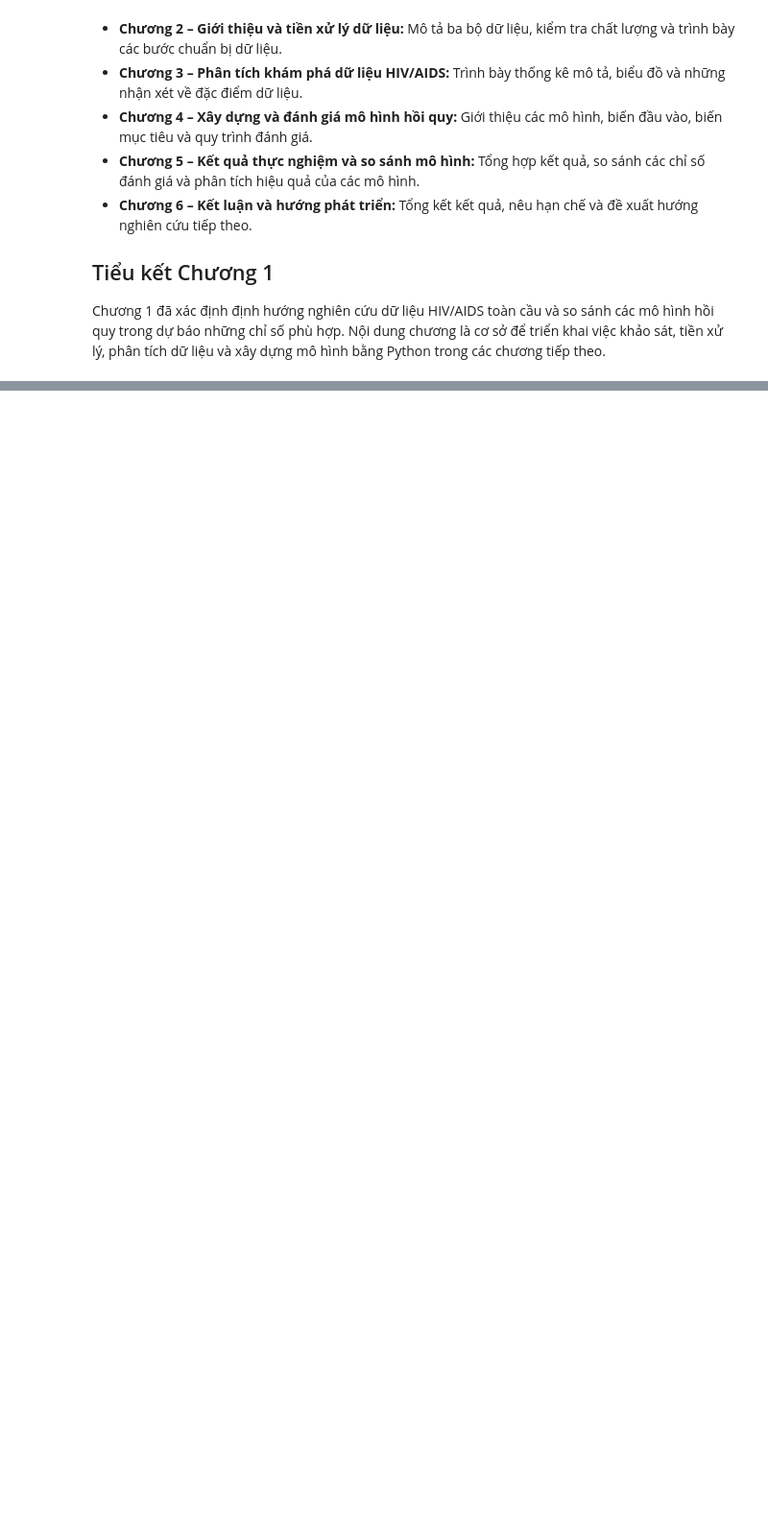
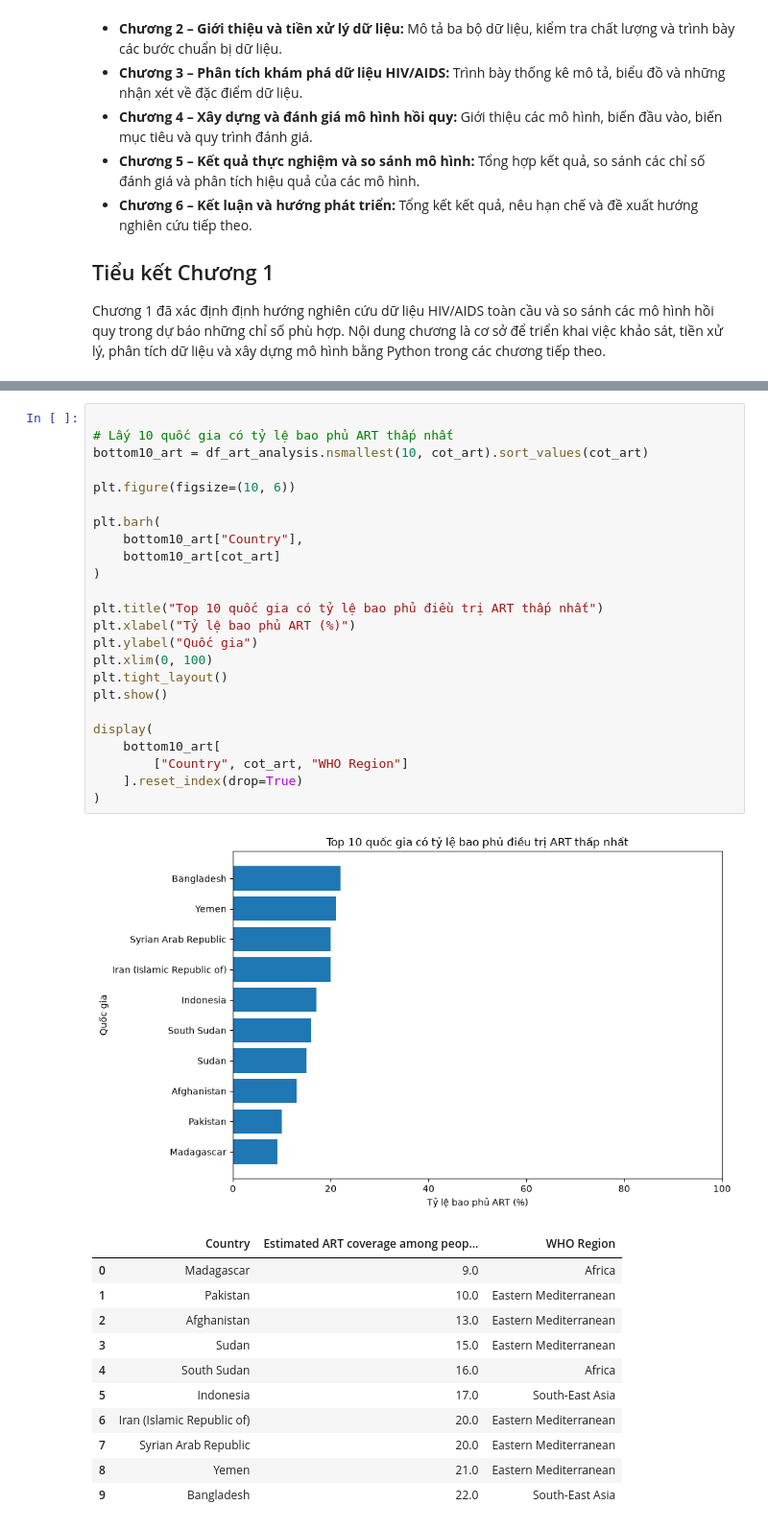
Before and after one commit to thvnking/DH23TIN07_LT_PYTHON_HIV, a Jupyter notebook: notebooks/HIV_AIDS_Analysis.ipynb, the cells around one changed output, grey strips where cells are left out. Shown at 96% size. Drawn from its saved outputs; the diff is of its cells as text; blank space fills up the shorter version.

```diff
--- a/notebooks/HIV_AIDS_Analysis.ipynb
+++ b/notebooks/HIV_AIDS_Analysis.ipynb
@@ -152,0 +1235,37 @@ Chương 1 đã xác định định hướng nghiên cứu dữ liệu HIV/AIDS
+# %%
+
+# Lấy 10 quốc gia có tỷ lệ bao phủ ART thấp nhất
+bottom10_art = df_art_analysis.nsmallest(10, cot_art).sort_values(cot_art)
+
+plt.figure(figsize=(10, 6))
+
+plt.barh(
+    bottom10_art["Country"],
+    bottom10_art[cot_art]
+)
+
+plt.title("Top 10 quốc gia có tỷ lệ bao phủ điều trị ART thấp nhất")
+plt.xlabel("Tỷ lệ bao phủ ART (%)")
+plt.ylabel("Quốc gia")
+plt.xlim(0, 100)
+plt.tight_layout()
+plt.show()
+
+display(
+    bottom10_art[
+        ["Country", cot_art, "WHO Region"]
+    ].reset_index(drop=True)
+)
+# %% [output]
+[figure, added]
+|  | Country | Estimated ART coverage among peop... | WHO Region |
+| 0 | Madagascar | 9.0 | Africa |
+| 1 | Pakistan | 10.0 | Eastern Mediterranean |
+| 2 | Afghanistan | 13.0 | Eastern Mediterranean |
+| 3 | Sudan | 15.0 | Eastern Mediterranean |
+| 4 | South Sudan | 16.0 | Africa |
+| 5 | Indonesia | 17.0 | South-East Asia |
+| 6 | Iran (Islamic Republic of) | 20.0 | Eastern Mediterranean |
+| 7 | Syrian Arab Republic | 20.0 | Eastern Mediterranean |
+| 8 | Yemen | 21.0 | Eastern Mediterranean |
+| 9 | Bangladesh | 22.0 | South-East Asia |
```
Also changed, not shown: parts of 34 cells of this notebook.
